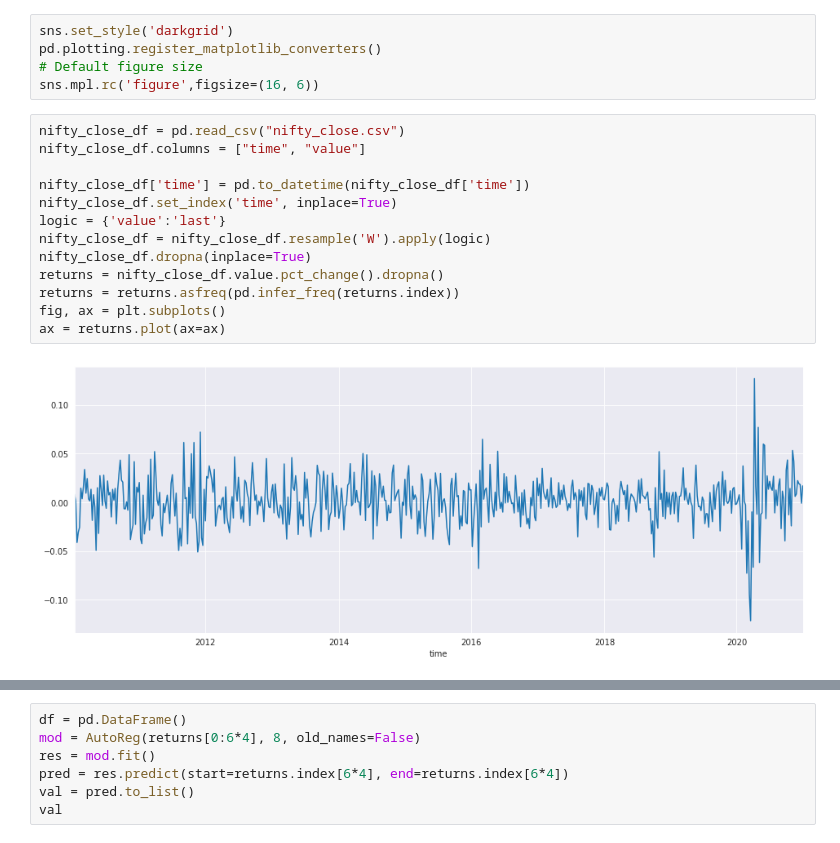
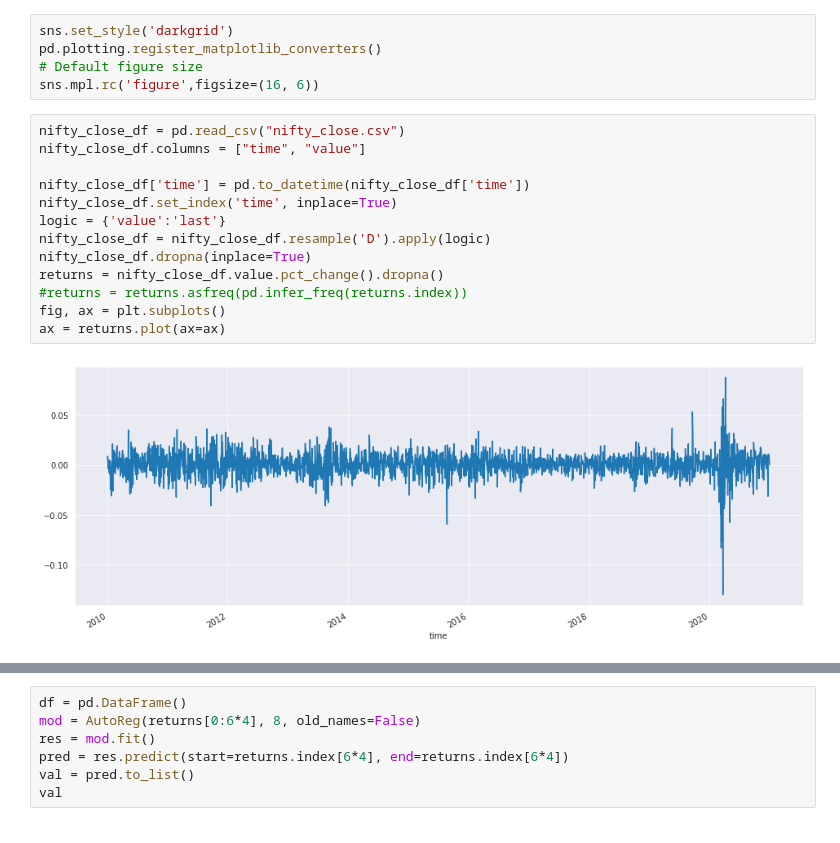
Before and after one commit to bikram-sahu/Time-Series, a Jupyter notebook: AR.ipynb, the cells around one changed output, grey strips where cells are left out. Saved outputs shown, nothing was run; the diff lists cells and outputs as text.

```diff
--- a/AR.ipynb
+++ b/AR.ipynb
@@ -28,16 +28,16 @@ sns.mpl.rc('figure',figsize=(16, 6))
 # %%
 nifty_close_df = pd.read_csv("nifty_close.csv")
 nifty_close_df.columns = ["time", "value"]
 
 nifty_close_df['time'] = pd.to_datetime(nifty_close_df['time'])
 nifty_close_df.set_index('time', inplace=True)
 logic = {'value':'last'}
-nifty_close_df = nifty_close_df.resample('W').apply(logic)
+nifty_close_df = nifty_close_df.resample('D').apply(logic)
 nifty_close_df.dropna(inplace=True)
 returns = nifty_close_df.value.pct_change().dropna()
-returns = returns.asfreq(pd.infer_freq(returns.index))
+#returns = returns.asfreq(pd.infer_freq(returns.index))
 fig, ax = plt.subplots()
 ax = returns.plot(ax=ax)
 # %% [output]
-[figure, old version]
+[figure, new version]
 # %%
```
Also changed, not shown: parts of 3 cells of this notebook.
